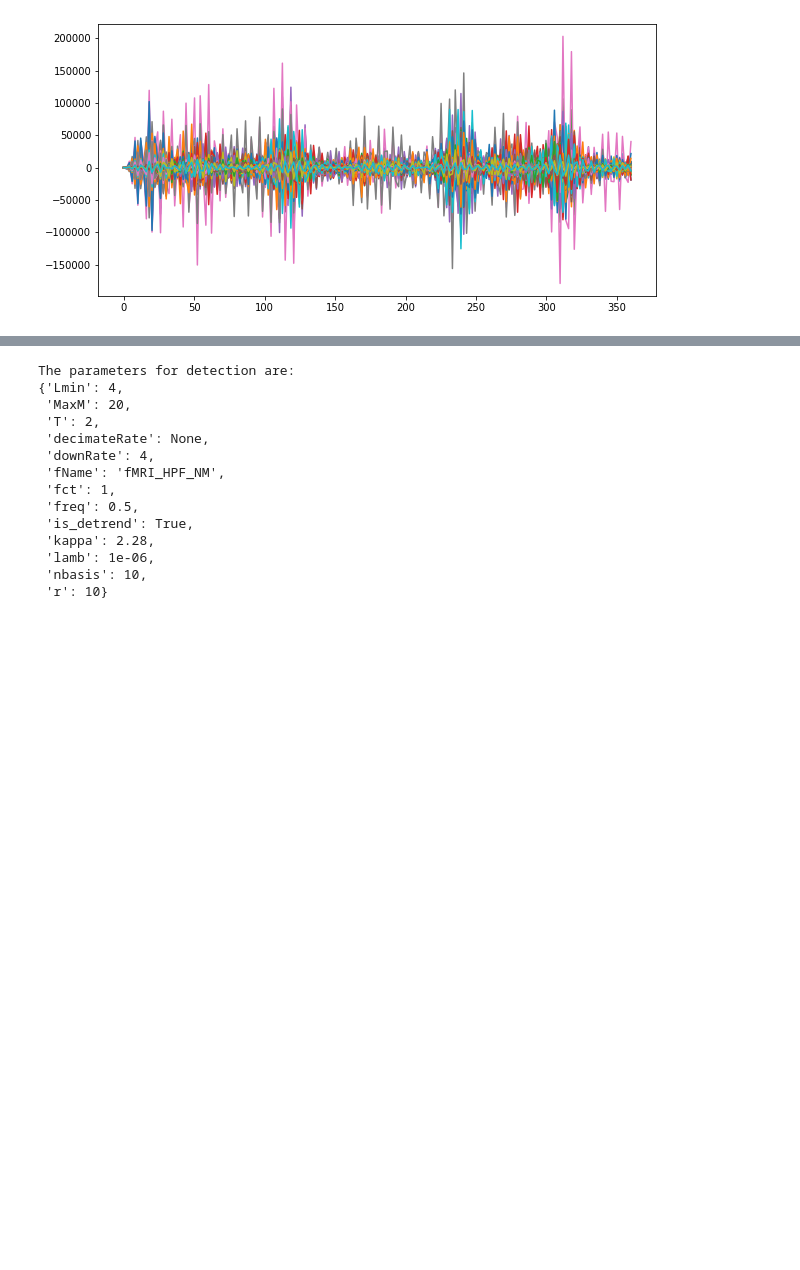
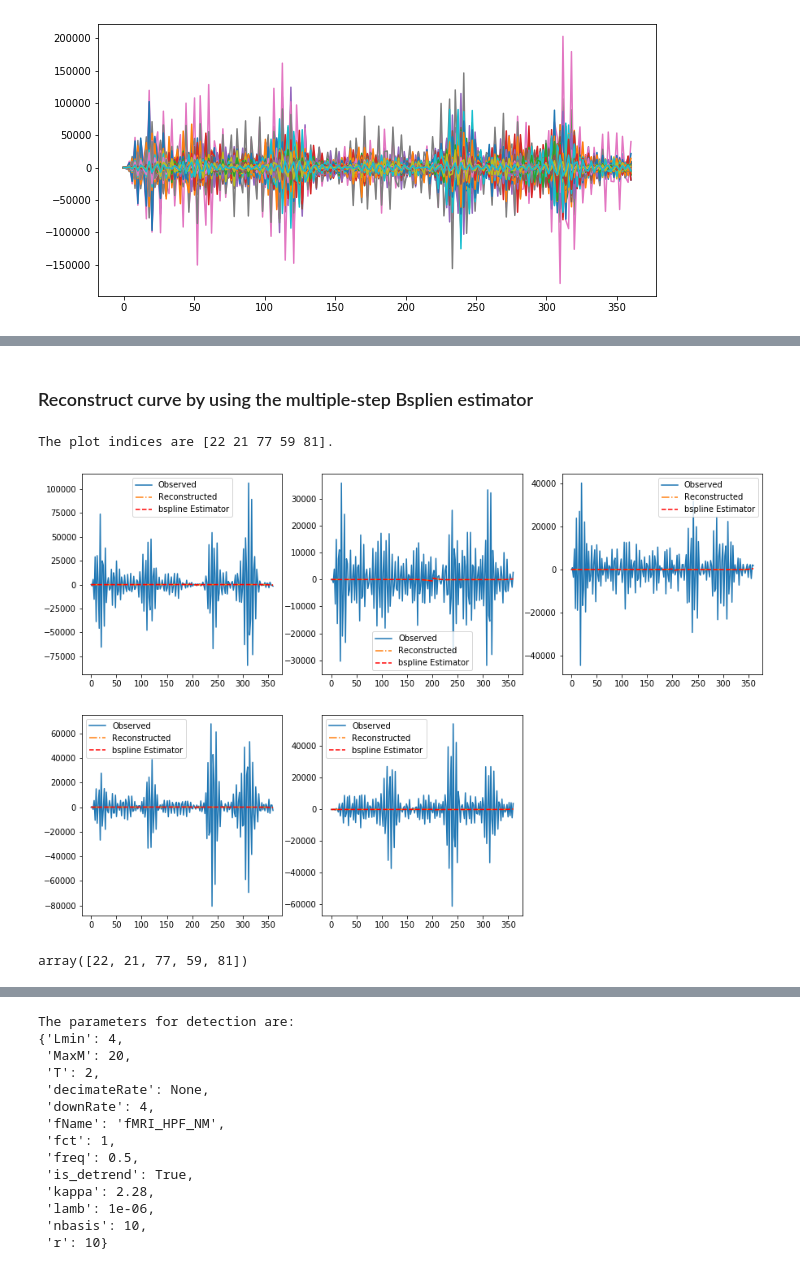
Before and after one commit to JINhuaqing/TVDN-simu, a Jupyter notebook: realdata/fMRIHPF0921.ipynb, the cells around one changed output, grey strips where cells are left out. Drawn from its saved outputs; the diff is of its cells as text; code cells hidden in the pictures; blank space fills up the shorter version.

```diff
--- a/realdata/fMRIHPF0921.ipynb
+++ b/realdata/fMRIHPF0921.ipynb
@@ -1090,0 +1248,8 @@ fMRIDet.PlotEcpts()
+# %% [markdown]
+### Reconstruct curve  by using the multiple-step Bsplien estimator
+# %%
+fMRIDet.PlotRecCurve(idxs=idxs, is_smoothCurve=1, saveFigPath=None)
+# %% [output]
+The plot indices are [22 21 77 59 81].
+[figure, added]
+array([22, 21, 77, 59, 81])
```
Also changed, not shown: parts of 20 cells of this notebook.
